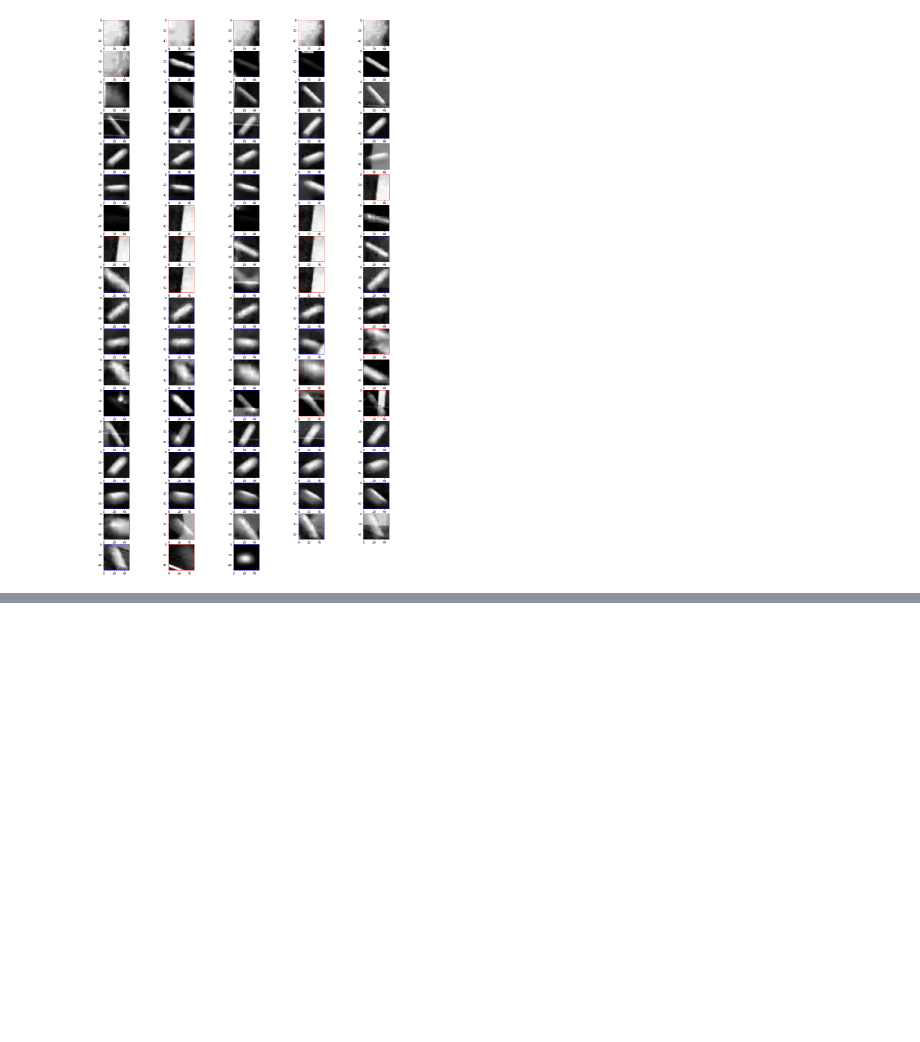
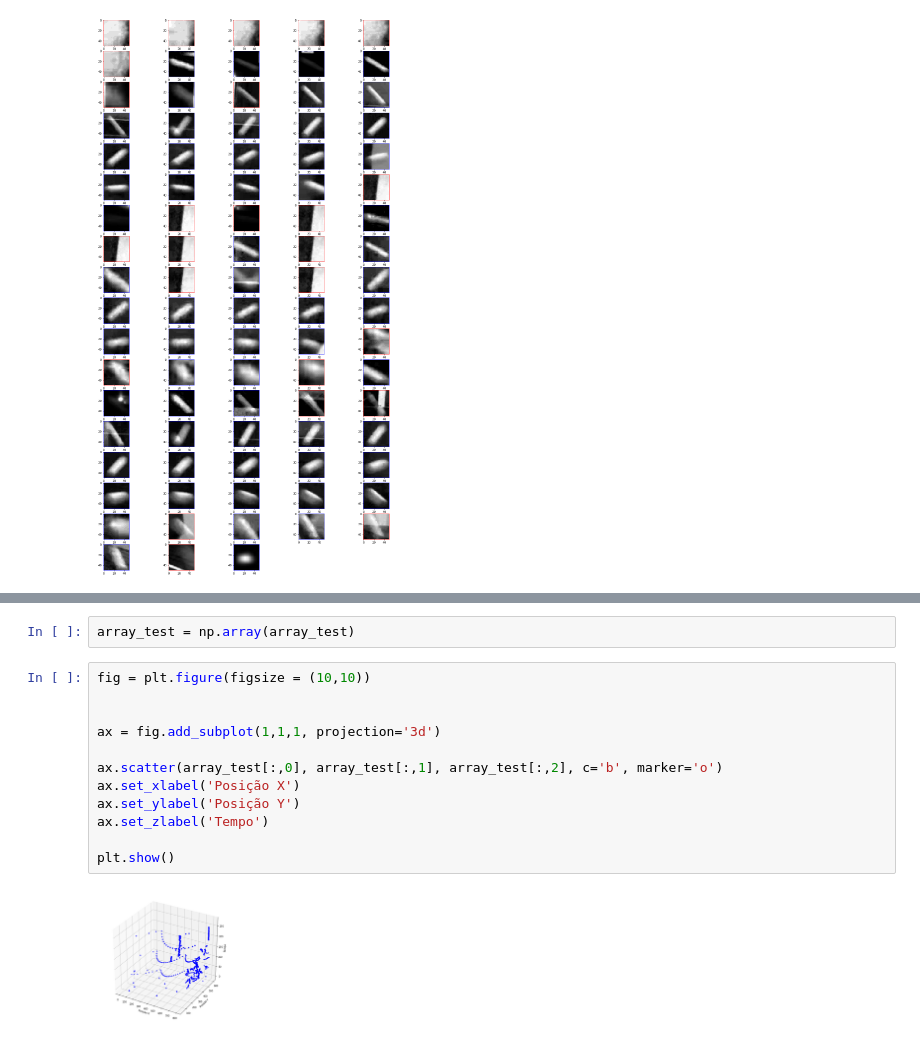
Before and after one commit to Gibb-Launcher/GibbLauncher-Hawkeye, a Jupyter notebook: Untitled.ipynb, the cells around one changed output, grey strips where cells are left out. Drawn from its saved outputs; the diff is of its cells as text; blank space fills up the shorter version.

```diff
--- a/Untitled.ipynb
+++ b/Untitled.ipynb
@@ -75,0 +79,16 @@ for index in range(1, 89):
+# %%
+array_test = np.array(array_test)
+# %%
+fig = plt.figure(figsize = (10,10))
+
+
+ax = fig.add_subplot(1,1,1, projection='3d')
+
+ax.scatter(array_test[:,0], array_test[:,1], array_test[:,2], c='b', marker='o')
+ax.set_xlabel('Posição X')
+ax.set_ylabel('Posição Y')
+ax.set_zlabel('Tempo')
+
+plt.show()
+# %% [output]
+[figure, added]
```
Also changed, not shown: parts of 2 cells of this notebook, 3 other files.
